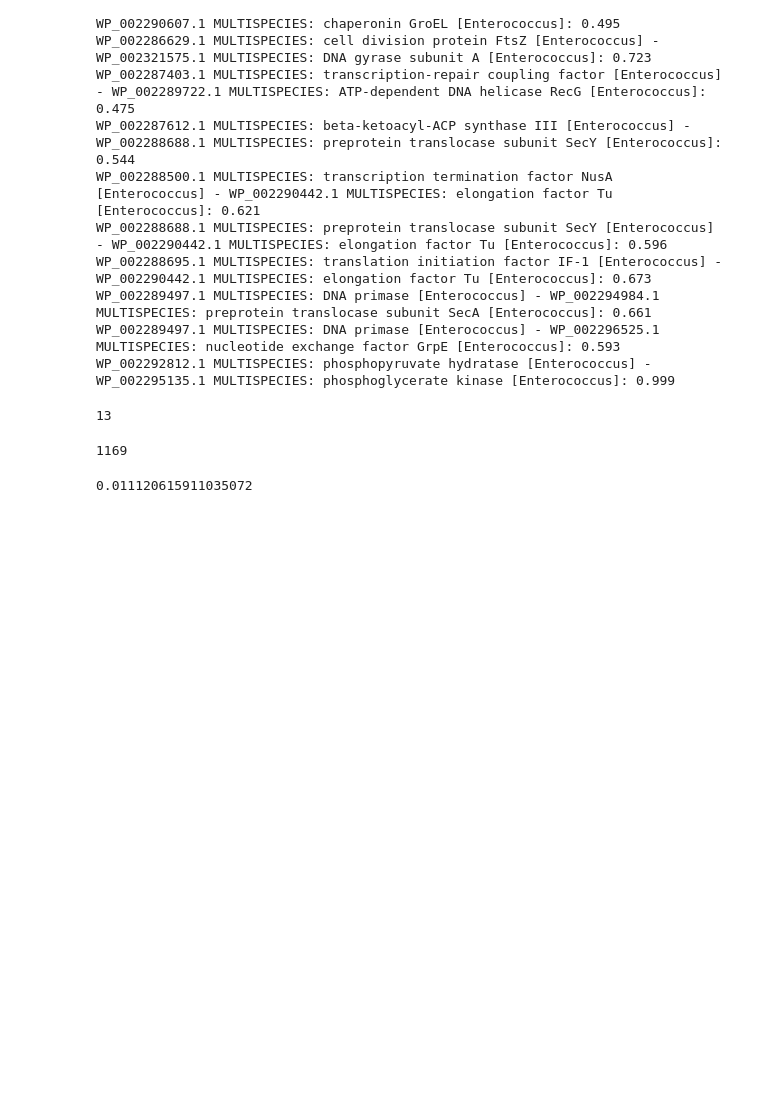
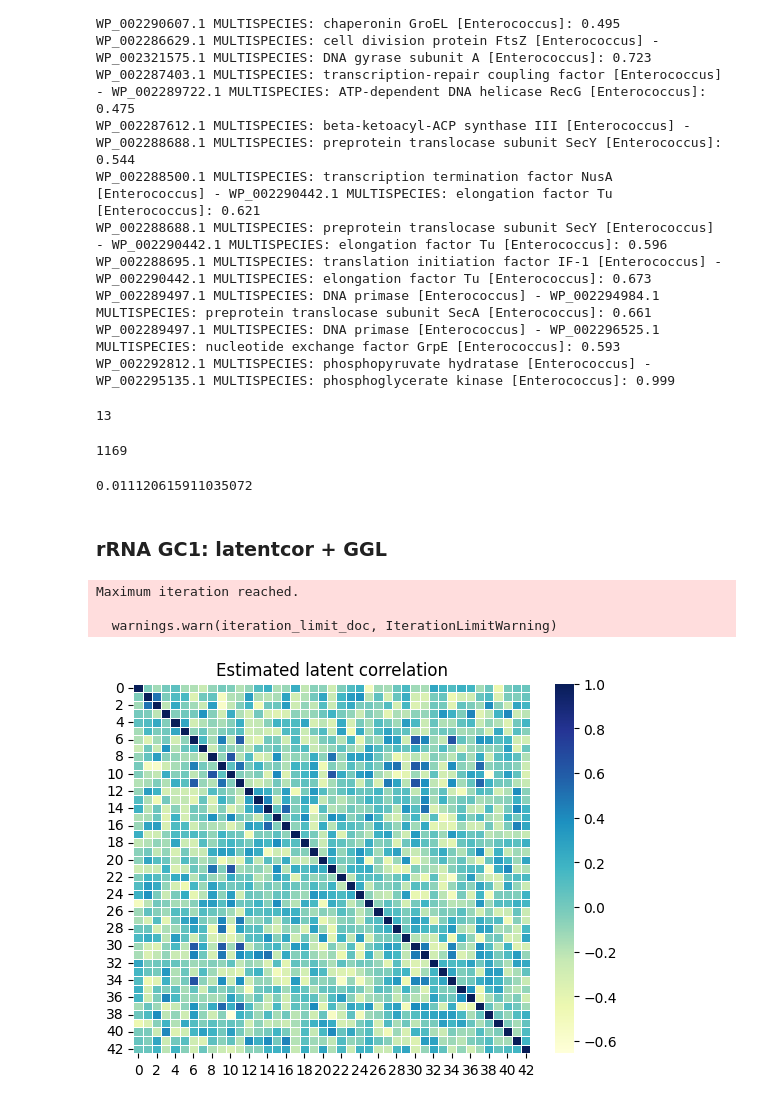
Before and after one commit to leuschjanphilipp/BacDrop-ggi, a Jupyter notebook: notebooks/01b_sgl_kp.ipynb, the cells around one changed output. Drawn from its saved outputs; the diff is of its cells as text; code cells hidden in the pictures; blank space fills up the shorter version.

```diff
--- a/notebooks/01b_sgl_kp.ipynb
+++ b/notebooks/01b_sgl_kp.ipynb
@@ -531,3 +549,13 @@ non_zero_entries
 num_reported_interactions / non_zero_entries
 # %% [output]
 0.011120615911035072
+# %% [markdown]
+### rRNA GC1: latentcor + GGL
+# %%
+tps = ['tru' for i in range(kp_rrna_gc1.shape[1])]
+kp_est_rrna_gc1 = latentcor(kp_rrna_gc1.layers['sqrt_counts'].A, tps=tps, method='approx', use_nearPD=True, nu=0.001, showplot=True)
+# %% [output]
+Maximum iteration reached.
+
+  warnings.warn(iteration_limit_doc, IterationLimitWarning)
+[figure, added]
```
Also changed, not shown: parts of 19 cells of this notebook, 3 other files.
